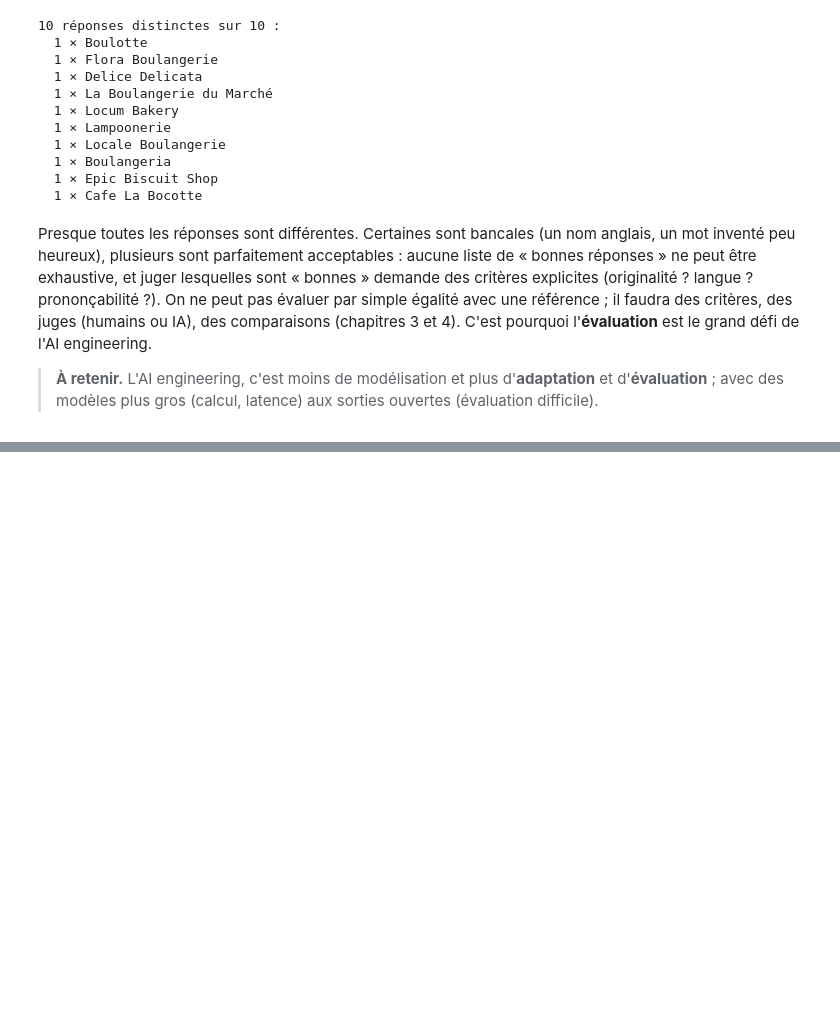
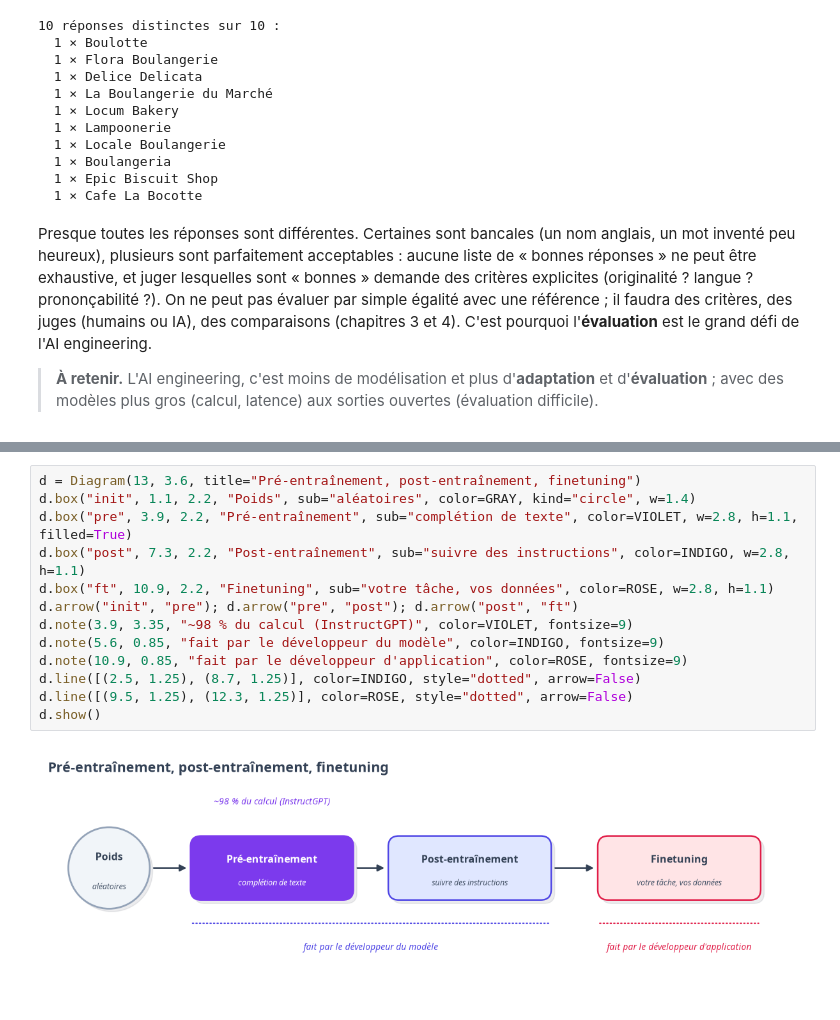
Before and after one commit to gwils28/AI_Engineering__ByTheBook, a Jupyter notebook: notebooks/ch01_introduction_ai_engineering/ch01_cours_4_pile_ai_engineering.ipynb, the cells around one changed output, grey strips where cells are left out. Cells and saved outputs as stored; diff of their text form; blank space fills up the shorter version.

Commit message:
Cours ch01 : La couche développement de modèle ; La couche développement d'application (+2)

```diff
--- a/notebooks/ch01_introduction_ai_engineering/ch01_cours_4_pile_ai_engineering.ipynb
+++ b/notebooks/ch01_introduction_ai_engineering/ch01_cours_4_pile_ai_engineering.ipynb
@@ -265,0 +277,15 @@ avec une référence ; il faudra des critères, des juges (humains ou IA), des c
+# %%
+d = Diagram(13, 3.6, title="Pré-entraînement, post-entraînement, finetuning")
+d.box("init", 1.1, 2.2, "Poids", sub="aléatoires", color=GRAY, kind="circle", w=1.4)
+d.box("pre", 3.9, 2.2, "Pré-entraînement", sub="complétion de texte", color=VIOLET, w=2.8, h=1.1, filled=True)
+d.box("post", 7.3, 2.2, "Post-entraînement", sub="suivre des instructions", color=INDIGO, w=2.8, h=1.1)
+d.box("ft", 10.9, 2.2, "Finetuning", sub="votre tâche, vos données", color=ROSE, w=2.8, h=1.1)
+d.arrow("init", "pre"); d.arrow("pre", "post"); d.arrow("post", "ft")
+d.note(3.9, 3.35, "~98 % du calcul (InstructGPT)", color=VIOLET, fontsize=9)
+d.note(5.6, 0.85, "fait par le développeur du modèle", color=INDIGO, fontsize=9)
+d.note(10.9, 0.85, "fait par le développeur d'application", color=ROSE, fontsize=9)
+d.line([(2.5, 1.25), (8.7, 1.25)], color=INDIGO, style="dotted", arrow=False)
+d.line([(9.5, 1.25), (12.3, 1.25)], color=ROSE, style="dotted", arrow=False)
+d.show()
+# %% [output]
+[figure, added]
```
Also changed, not shown: parts of 19 cells of this notebook.
